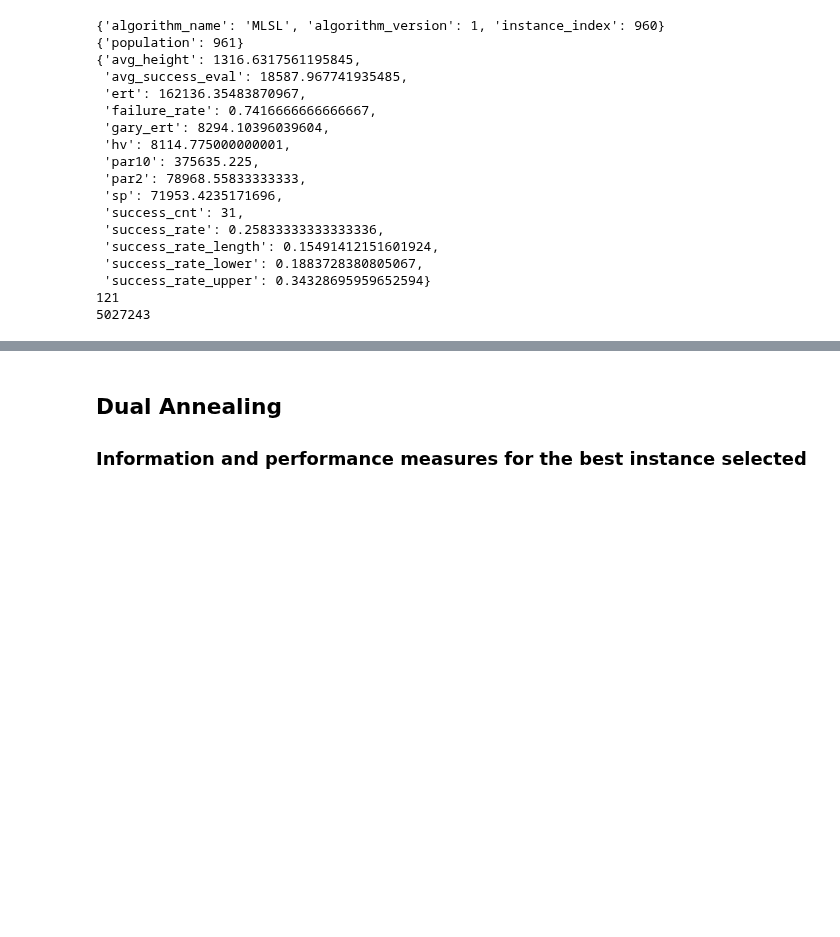
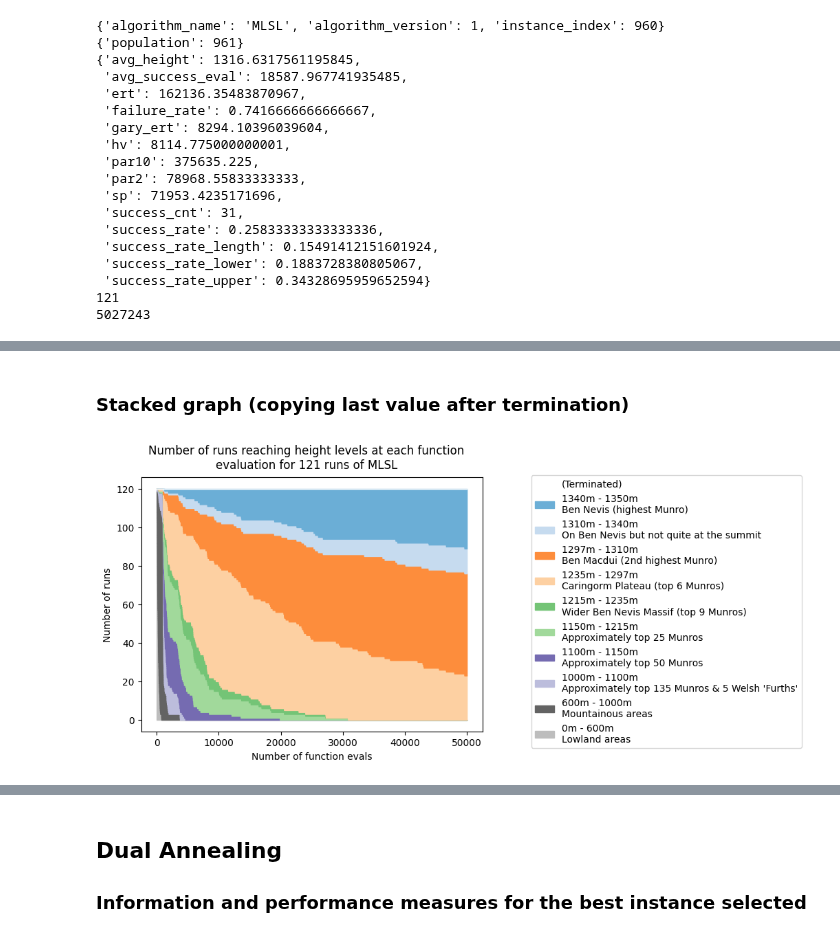
Before and after one commit to CardiacModelling/BenNevisBenchmark, a Jupyter notebook: ipynb/result.ipynb, the cells around one changed output, grey strips where cells are left out. Saved outputs shown, nothing was run; the diff lists cells and outputs as text; code cells hidden in the pictures; blank space fills up the shorter version.

```diff
--- a/ipynb/result.ipynb
+++ b/ipynb/result.ipynb
@@ -55,0 +56,6 @@ pprint(sum([r.eval_num for r in ins.results]))
+# %% [markdown]
+### Stacked graph (copying last value after termination)
+# %%
+ins.plot_stacked_graph(mode='last')
+# %% [output]
+[figure, added]
```
Also changed, not shown: parts of 17 cells of this notebook.
